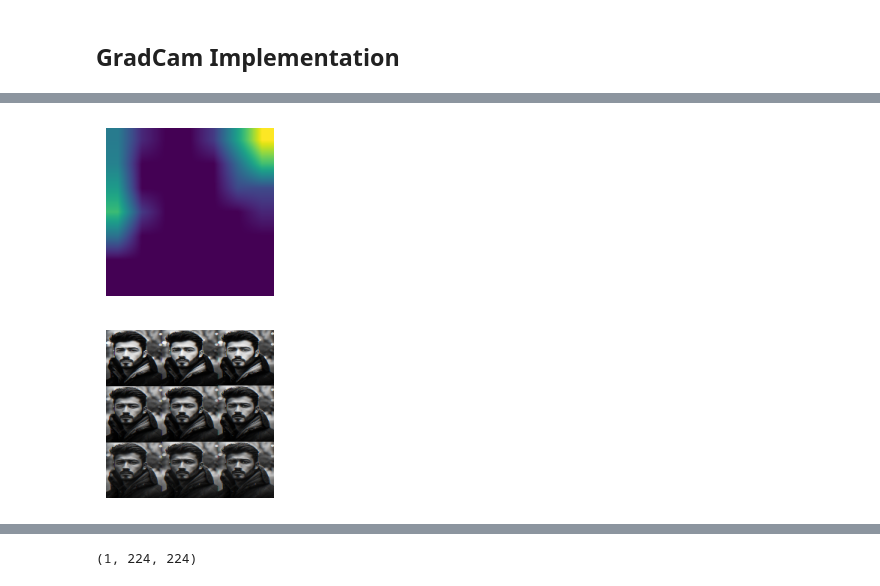
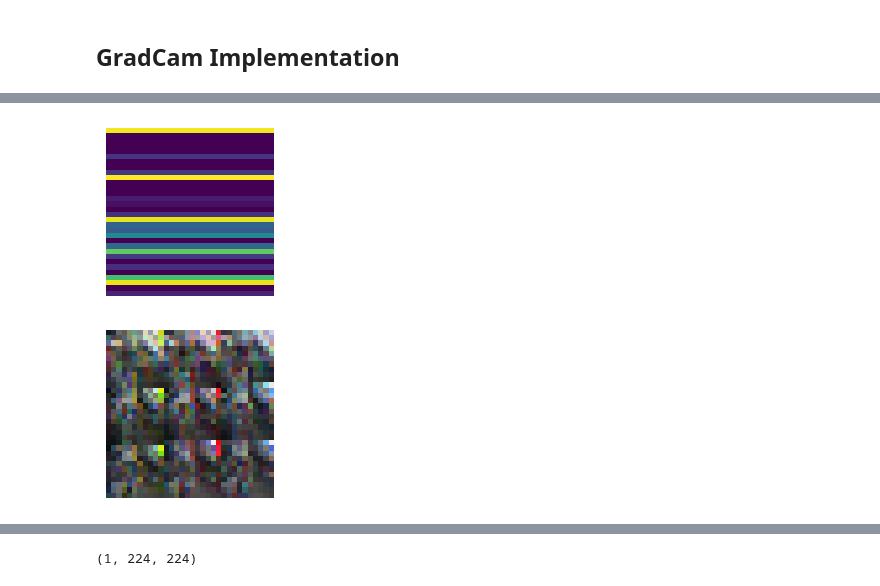
Before and after one commit to YuvrajBalagoni13/AI_Image_Classification, a Jupyter notebook: testing.ipynb, the cells around one changed output, grey strips where cells are left out. Drawn from its saved outputs; the diff is of its cells as text; code cells hidden in the pictures.

```diff
--- a/testing.ipynb
+++ b/testing.ipynb
@@ -109,3 +104,10 @@ transform = transforms.Compose([
+# %%
+transform = transforms.Compose([
+    transforms.Resize((224,224)),
+    transforms.ToTensor(),
+    transforms.Normalize(mean=[0.485, 0.456, 0.406],
+                        std=[0.229, 0.224, 0.225])
+])
 # %%
 augmentation_transforms = {
     "No_Augmentation" : transforms.Compose([
@@ -495,7 +498,7 @@ disp.plot();
 # %% [markdown]
 ## Inference
 # %%
-onnx_model = onnx.load("Models/100_percentdata.onnx")
+onnx_model = onnx.load("Models/modelshybridmodel.onnx")
 
 onnx.checker.check_model(onnx_model)
 print("ONNX model loaded and verified successfully!")
@@ -568,7 +571,7 @@ disp.plot();
 ## GradCam Implementation
 # %%
 import onnx2torch
-onnx_model = onnx.load("Models/100_percentdata.onnx")
+onnx_model = onnx.load("Models/trainedmodel.onnx")
 pytorch_model = onnx2torch.convert(onnx_model)
 pytorch_model
 # %% [output]
@@ -606,5 +654,5 @@ class_names[np.argmax(out_torch.detach().numpy())], class_names[np.argmax(out_or
 # %%
-layer_name = "features/features/8/features/8/0/Conv"
+layer_name = "AttentionMechBlock/MatMul_1"
 target_layer = getattr(pytorch_model, layer_name)
 target_layer
 # %% [output]
@@ -617,11 +671,11 @@ heatmap = cam(transformed_image_1)
 # %%
 import matplotlib.pyplot as plt
 
 fig, ax = plt.subplots(2)
-ax[0].imshow(heatmap.reshape(224,224,1))
+ax[0].imshow(heatmap.reshape(32,32,1))
 ax[0].axis(False);
-ax[1].imshow(transformed_image_1.reshape(224,224,3))
+ax[1].imshow(transformed_image_1.reshape(32,32,3))
 ax[1].axis(False);
 # %% [output]
-[figure, old version]
+[figure, new version]
 # %%
```
Also changed, not shown: parts of 19 cells of this notebook, 12 other files.
